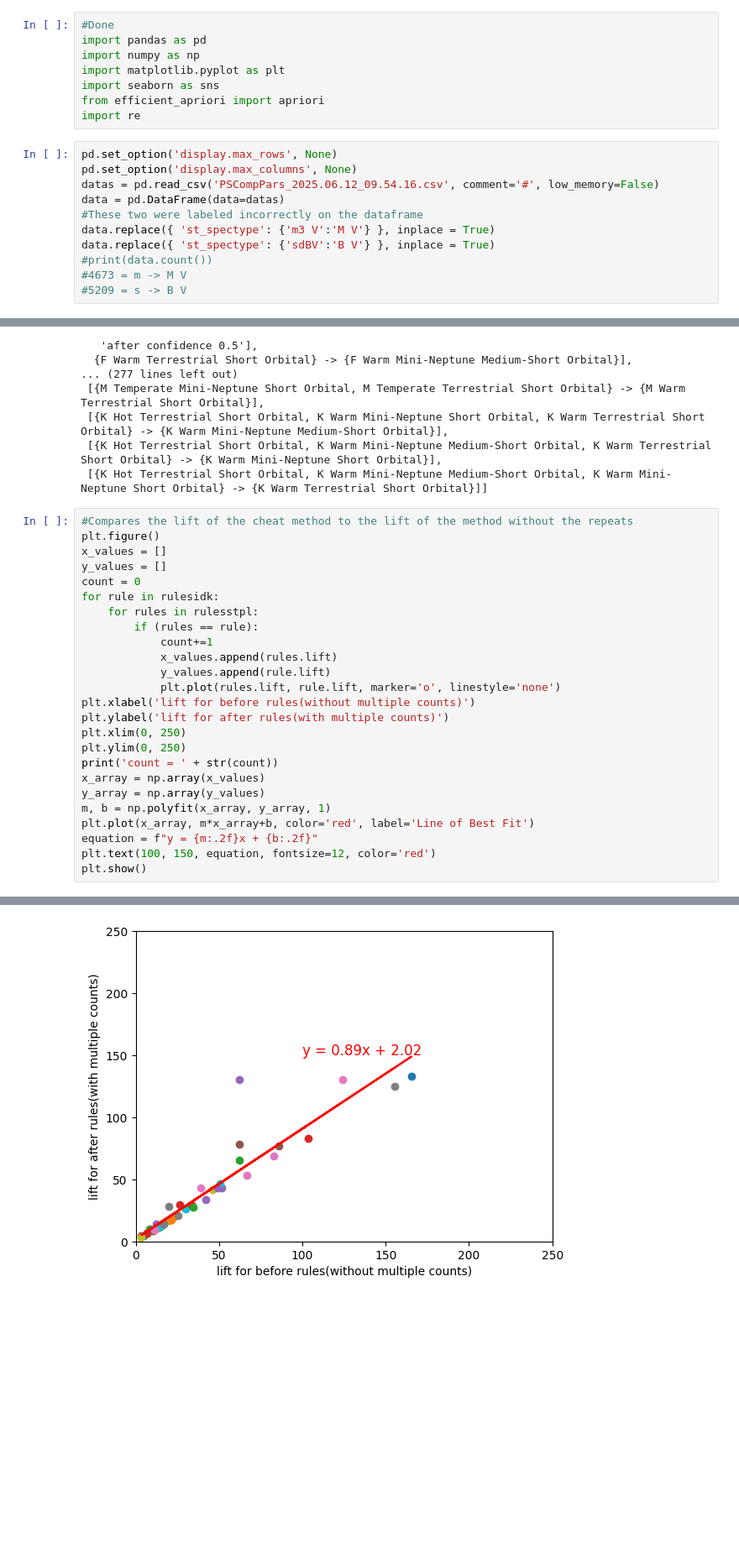
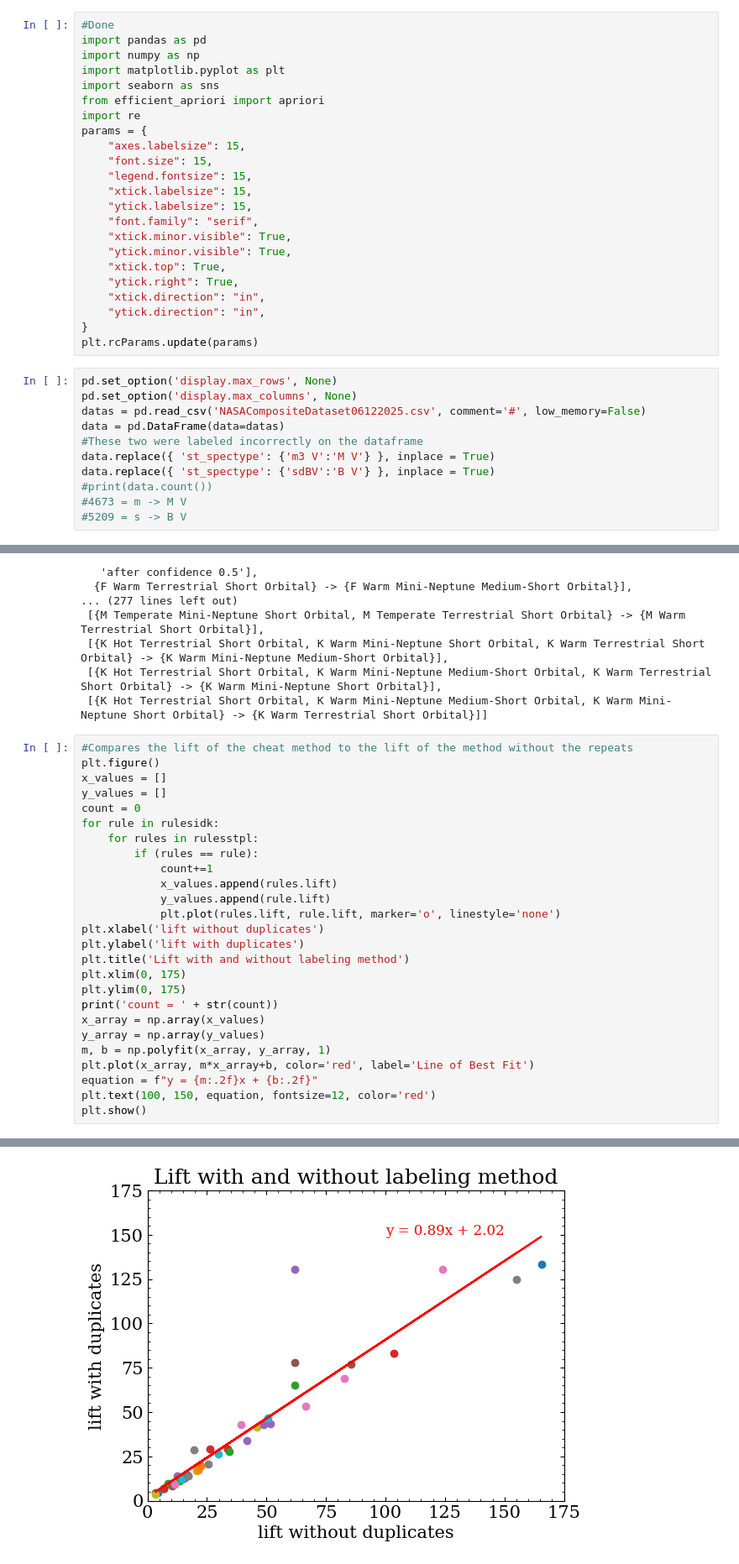
Before and after one commit to PrabhuLab/PIE, a Jupyter notebook: PyAA/Code/AssociationAnalysisAttempt.ipynb, the cells around one changed output, grey strips where cells are left out. Shown at 84% size. Drawn from its saved outputs; the diff is of its cells as text; blank space fills up the shorter version.

```diff
--- a/PyAA/Code/AssociationAnalysisAttempt.ipynb
+++ b/PyAA/Code/AssociationAnalysisAttempt.ipynb
@@ -6,10 +6,25 @@ import matplotlib.pyplot as plt
 import seaborn as sns
 from efficient_apriori import apriori
 import re
+params = {
+    "axes.labelsize": 15,
+    "font.size": 15,
+    "legend.fontsize": 15,
+    "xtick.labelsize": 15,
+    "ytick.labelsize": 15,
+    "font.family": "serif",
+    "xtick.minor.visible": True,
+    "ytick.minor.visible": True,
+    "xtick.top": True,
+    "ytick.right": True,
+    "xtick.direction": "in",
+    "ytick.direction": "in",
+}
+plt.rcParams.update(params)
 # %%
 pd.set_option('display.max_rows', None)
 pd.set_option('display.max_columns', None)
-datas = pd.read_csv('PSCompPars_2025.06.12_09.54.16.csv', comment='#', low_memory=False)
+datas = pd.read_csv('NASACompositeDataset06122025.csv', comment='#', low_memory=False)
 data = pd.DataFrame(data=datas)
 #These two were labeled incorrectly on the dataframe
 data.replace({ 'st_spectype': {'m3 V':'M V'} }, inplace = True)
@@ -538,31 +553,32 @@ comp
 # %%
 #Compares the lift of the cheat method to the lift of the method without the repeats
 plt.figure()
 x_values = []
 y_values = []
 count = 0
 for rule in rulesidk:
     for rules in rulesstpl:
         if (rules == rule):
             count+=1
             x_values.append(rules.lift)
             y_values.append(rule.lift)
             plt.plot(rules.lift, rule.lift, marker='o', linestyle='none')
-plt.xlabel('lift for before rules(without multiple counts)')
-plt.ylabel('lift for after rules(with multiple counts)')
-plt.xlim(0, 250)
-plt.ylim(0, 250)
+plt.xlabel('lift without duplicates')
+plt.ylabel('lift with duplicates')
+plt.title('Lift with and without labeling method')
+plt.xlim(0, 175)
+plt.ylim(0, 175)
 print('count = ' + str(count))
 x_array = np.array(x_values)
 y_array = np.array(y_values)
 m, b = np.polyfit(x_array, y_array, 1)
 plt.plot(x_array, m*x_array+b, color='red', label='Line of Best Fit')
 equation = f"y = {m:.2f}x + {b:.2f}"
 plt.text(100, 150, equation, fontsize=12, color='red')
 plt.show()
 # %% [output]
 count = 48
-[figure, old version]
+[figure, new version]
 # %%
 #Compares the confidence of the cheat method to the confidence of the method without the repeats
 plt.figure()
```
Also changed, not shown: parts of 7 cells of this notebook, 1 other file.
